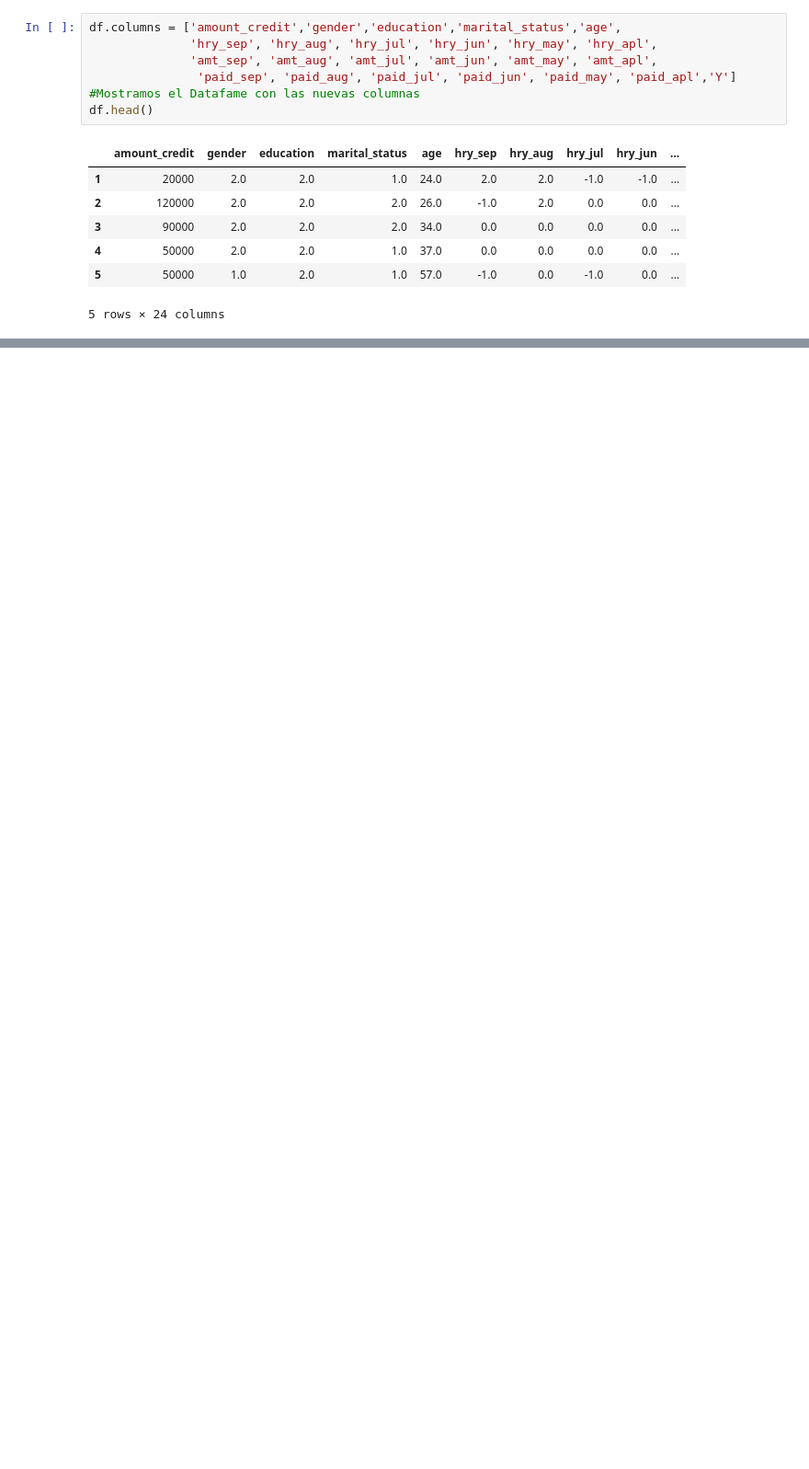
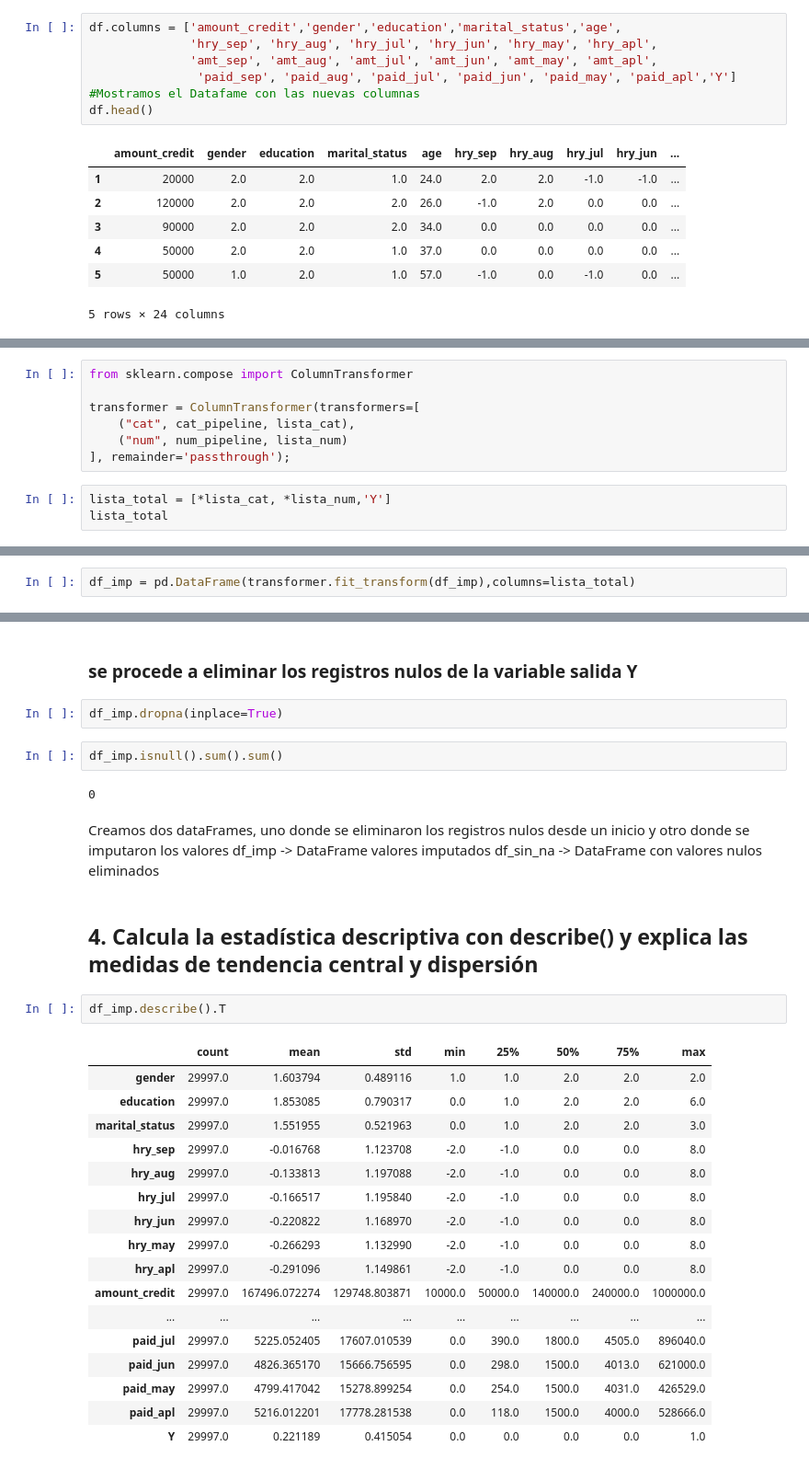
Before and after one commit to PosgradoMNA/Actividades_de_Aprendizaje_A01793670_BryanAlvaradoCruz, a Jupyter notebook: A01793670_Actividad_Semanal_6_DS.ipynb, the cells around one changed output, grey strips where cells are left out. Shown: that part at 92% size. Cells and saved outputs as stored; diff of their text form; blank space fills up the shorter version.

```diff
--- a/A01793670_Actividad_Semanal_6_DS.ipynb
+++ b/A01793670_Actividad_Semanal_6_DS.ipynb
@@ -85,0 +331,10 @@ df.head()
+# %%
+from sklearn.compose import ColumnTransformer
+
+transformer = ColumnTransformer(transformers=[
+    ("cat", cat_pipeline, lista_cat),
+    ("num", num_pipeline, lista_num)
+], remainder='passthrough');
+# %%
+lista_total = [*lista_cat, *lista_num,'Y']
+lista_total
@@ -85,0 +359,2 @@ df.head()
+# %%
+df_imp = pd.DataFrame(transformer.fit_transform(df_imp),columns=lista_total)
@@ -85,0 +370,34 @@ df.head()
+# %% [markdown]
+### se procede a eliminar los registros nulos de la variable salida **Y**
+# %%
+df_imp.dropna(inplace=True)
+# %%
+df_imp.isnull().sum().sum()
+# %% [output]
+0
+# %% [markdown]
+Creamos dos dataFrames, uno donde se eliminaron los registros nulos desde un inicio y otro donde se imputaron los valores
+df_imp -> DataFrame valores imputados
+df_sin_na -> DataFrame con valores nulos eliminados
+# %% [markdown]
+## 4. Calcula la estadística descriptiva con describe() y explica las medidas de tendencia central y dispersión
+# %%
+df_imp.describe().T
+# %% [output]
+|  | count | mean | std | min | 25% | 50% | 75% | max |
+| gender | 29997.0 | 1.603794 | 0.489116 | 1.0 | 1.0 | 2.0 | 2.0 | 2.0 |
+| education | 29997.0 | 1.853085 | 0.790317 | 0.0 | 1.0 | 2.0 | 2.0 | 6.0 |
+| marital_status | 29997.0 | 1.551955 | 0.521963 | 0.0 | 1.0 | 2.0 | 2.0 | 3.0 |
+| hry_sep | 29997.0 | -0.016768 | 1.123708 | -2.0 | -1.0 | 0.0 | 0.0 | 8.0 |
+| hry_aug | 29997.0 | -0.133813 | 1.197088 | -2.0 | -1.0 | 0.0 | 0.0 | 8.0 |
+| hry_jul | 29997.0 | -0.166517 | 1.195840 | -2.0 | -1.0 | 0.0 | 0.0 | 8.0 |
+| hry_jun | 29997.0 | -0.220822 | 1.168970 | -2.0 | -1.0 | 0.0 | 0.0 | 8.0 |
+| hry_may | 29997.0 | -0.266293 | 1.132990 | -2.0 | -1.0 | 0.0 | 0.0 | 8.0 |
+| hry_apl | 29997.0 | -0.291096 | 1.149861 | -2.0 | -1.0 | 0.0 | 0.0 | 8.0 |
+| amount_credit | 29997.0 | 167496.072274 | 129748.803871 | 10000.0 | 50000.0 | 140000.0 | 240000.0 | 1000000.0 |
+| ... | ... | ... | ... | ... | ... | ... | ... | ... |
+| paid_jul | 29997.0 | 5225.052405 | 17607.010539 | 0.0 | 390.0 | 1800.0 | 4505.0 | 896040.0 |
+| paid_jun | 29997.0 | 4826.365170 | 15666.756595 | 0.0 | 298.0 | 1500.0 | 4013.0 | 621000.0 |
+| paid_may | 29997.0 | 4799.417042 | 15278.899254 | 0.0 | 254.0 | 1500.0 | 4031.0 | 426529.0 |
+| paid_apl | 29997.0 | 5216.012201 | 17778.281538 | 0.0 | 118.0 | 1500.0 | 4000.0 | 528666.0 |
+| Y | 29997.0 | 0.221189 | 0.415054 | 0.0 | 0.0 | 0.0 | 0.0 | 1.0 |
```
Also changed, not shown: parts of 55 cells of this notebook.
